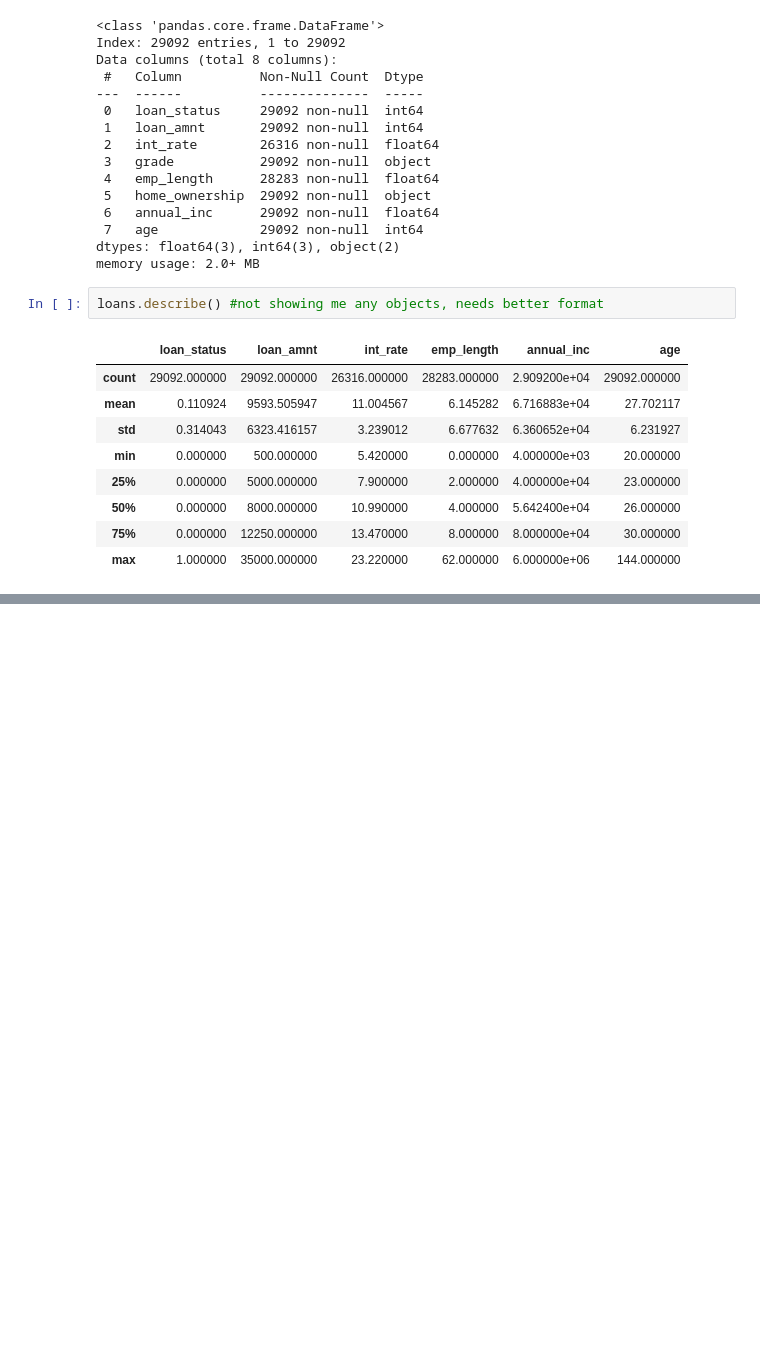
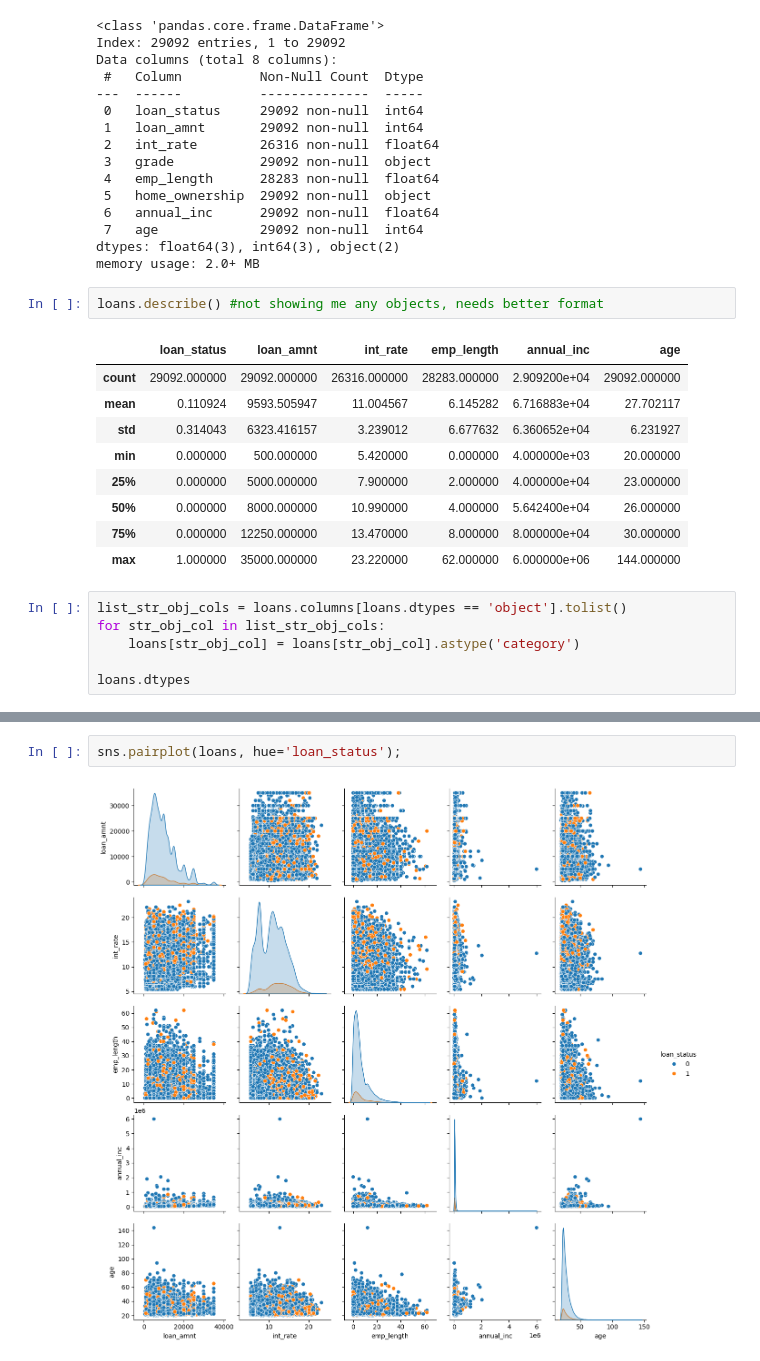
Before and after one commit to huntbrian1/april24, a Jupyter notebook: notesapril24.ipynb, the cells around one changed output, grey strips where cells are left out. Saved outputs shown, nothing was run; the diff lists cells and outputs as text; blank space fills up the shorter version.

```diff
--- a/notesapril24.ipynb
+++ b/notesapril24.ipynb
@@ -70,3 +57,9 @@ loans.describe() #not showing me any objects, needs better format
 | 50% | 0.000000 | 8000.000000 | 10.990000 | 4.000000 | 5.642400e+04 | 26.000000 |
 | 75% | 0.000000 | 12250.000000 | 13.470000 | 8.000000 | 8.000000e+04 | 30.000000 |
 | max | 1.000000 | 35000.000000 | 23.220000 | 62.000000 | 6.000000e+06 | 144.000000 |
+# %%
+list_str_obj_cols = loans.columns[loans.dtypes == 'object'].tolist()
+for str_obj_col in list_str_obj_cols:
+    loans[str_obj_col] = loans[str_obj_col].astype('category')
+
+loans.dtypes
@@ -72,0 +88,4 @@ loans.describe() #not showing me any objects, needs better format
+# %%
+sns.pairplot(loans, hue='loan_status');
+# %% [output]
+[figure, added]
```
Also changed, not shown: parts of 8 cells of this notebook.
